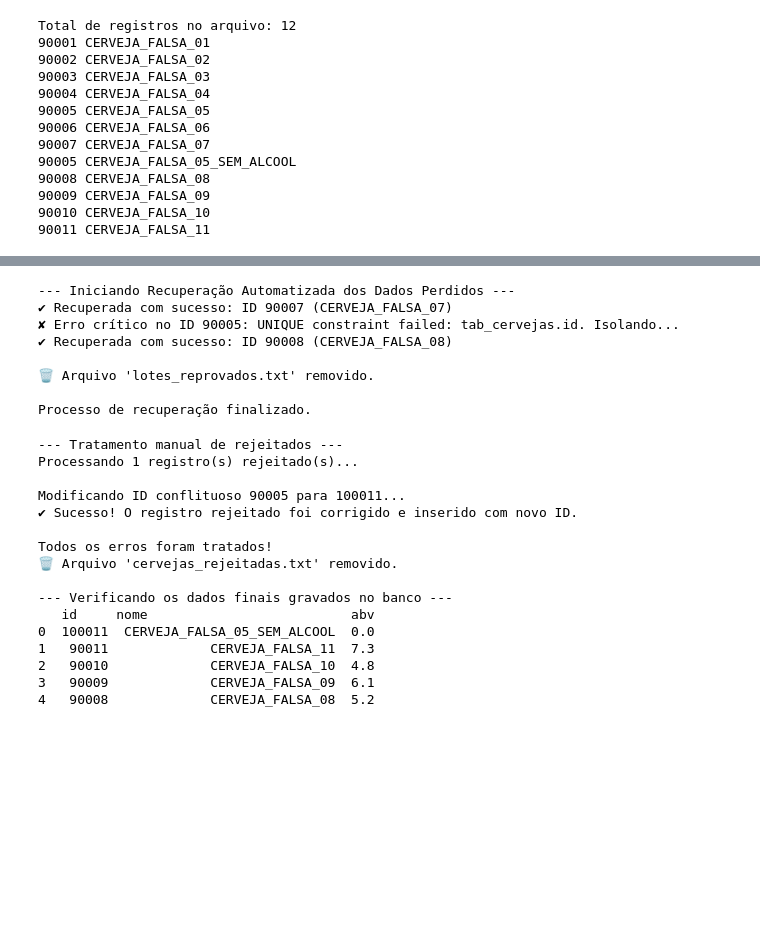
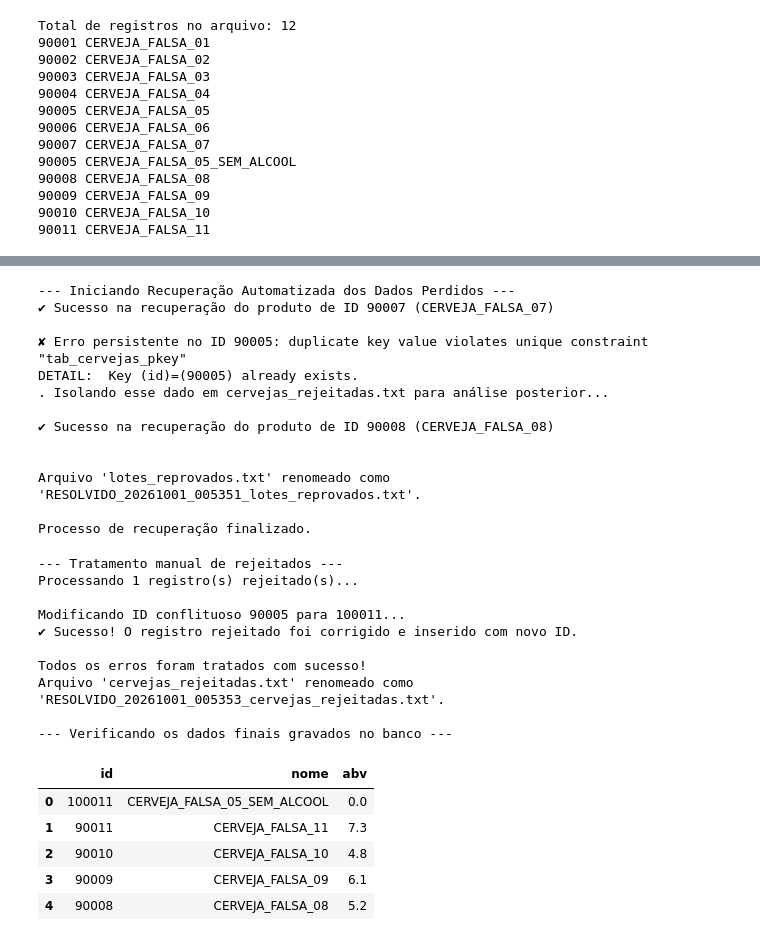
Before and after one commit to da-silva-d-w/ETL-e-Analise-de-Dados-Cervejeiros, a Jupyter notebook: ETL_e_Analise_de_Dados_Cervejeiros.ipynb, the cells around one changed output, grey strips where cells are left out. Cells and saved outputs as stored; diff of their text form; code cells hidden in the pictures; blank space fills up the shorter version.

Commit message:
Migração pro postgres avançada

```diff
--- a/ETL_e_Analise_de_Dados_Cervejeiros.ipynb
+++ b/ETL_e_Analise_de_Dados_Cervejeiros.ipynb
@@ -1317,6 +1308,7 @@ import os
 
 print("--- Iniciando Recuperação Automatizada dos Dados Perdidos ---")
 
+garantir_conexao()
 if os.path.exists("lotes_reprovados.txt"):
 
     # Abre o arquivo original de reprovados para leitura
@@ -1327,7 +1319,7 @@ if os.path.exists("lotes_reprovados.txt"):
             try:
                 # Tenta o INSERT individual, linha por linha
                 cur.execute(
-                    "INSERT INTO tab_cervejas (id, nome, abv, ibu) VALUES (?, ?, ?, ?);",
+                    "INSERT INTO tab_cervejas (id, nome, abv, ibu) VALUES (%s, %s, %s, %s);",
                     (cerveja["id"], cerveja["nome"], cerveja["abv"], cerveja["ibu"])
                 )
                 conn.commit() # Grava os dados bons imediatamente no banco
@@ -1335,29 +1327,42 @@ if os.path.exists("lotes_reprovados.txt"):
                 # pois o esperado era ter lotes pequenos.
                 # se os lotes fossem muito grandes, poderíamos adotar outra abordagem mais ágil
                 # (pra que os muitos commits não se tornem um gargalo)
-                print(f"✔ Recuperada com sucesso: ID {cerveja['id']} ({cerveja['nome']})")
+                print(f"✔ Sucesso na recuperação do produto de ID {cerveja['id']} ({cerveja['nome']})\n")
 
             except Exception as e:
+                # No Postgres, recomenda-se limpar o estado de erro da conexão imediatamente
+                # para que o cursor destrave e consiga processar as próximas cervejas do loop
+                conn.rollback()
                 # Se der erro de verdade (como o ID 90005), joga direto no txt de rejeitados
-                print(f"✘ Erro crítico no ID {cerveja['id']}: {e}. Isolando...")
+                print(f"✘ Erro persistente no ID {cerveja['id']}: {e}. Isolando esse dado em cervejas_rejeitadas.txt para análise posterior...\n")
 
                 with open("cervejas_rejeitadas.txt", "a", encoding="utf-8") as f_rejeitados:
                     f_rejeitados.write(json.dumps(cerveja) + "\n")
 
-    # Limpa o arquivo temporário de reprovados pois ele já foi processado
-    os.remove("lotes_reprovados.txt")
-    print("\n🗑️ Arquivo 'lotes_reprovados.txt' removido.")
+
+    # CORRIGIDO: Em vez de apagar o arquivo de reprovados, renomeamos incluindo a data e hora
+    # para imunizar contra qualquer sobrescrita futura e garantir rastreabilidade histórica
+    timestamp_resolvido = datetime.now(ZoneInfo("Brazil/East")).strftime('%Y%m%d_%H%M%S')
+    novo_nome_reprovados = f"RESOLVIDO_{timestamp_resolvido}_lotes_reprovados.txt"
+    os.rename("lotes_reprovados.txt", novo_nome_reprovados)
+    print(f"\nArquivo 'lotes_reprovados.txt' renomeado como '{novo_nome_reprovados}'.")
+
 else:
     print("Nenhum arquivo de falhas encontrado.")
 
 print("\nProcesso de recuperação finalizado.")
 # %% [output]
 --- Iniciando Recuperação Automatizada dos Dados Perdidos ---
-✔ Recuperada com sucesso: ID 90007 (CERVEJA_FALSA_07)
-✘ Erro crítico no ID 90005: UNIQUE constraint failed: tab_cervejas.id. Isolando...
-✔ Recuperada com sucesso: ID 90008 (CERVEJA_FALSA_08)
+✔ Sucesso na recuperação do produto de ID 90007 (CERVEJA_FALSA_07)
 
-🗑️ Arquivo 'lotes_reprovados.txt' removido.
+✘ Erro persistente no ID 90005: duplicate key value violates unique constraint "tab_cervejas_pkey"
+DETAIL:  Key (id)=(90005) already exists.
+. Isolando esse dado em cervejas_rejeitadas.txt para análise posterior...
+
+✔ Sucesso na recuperação do produto de ID 90008 (CERVEJA_FALSA_08)
+
+
+Arquivo 'lotes_reprovados.txt' renomeado como 'RESOLVIDO_20261001_005351_lotes_reprovados.txt'.
 
 Processo de recuperação finalizado.
 # %%
@@ -1366,6 +1371,7 @@ Processo de recuperação finalizado.
 import json
 import os
 
+garantir_conexao()
 print("--- Tratamento manual de rejeitados ---")
 
 if os.path.exists("cervejas_rejeitadas.txt"):
@@ -1397,54 +1403,57 @@ if os.path.exists("cervejas_rejeitadas.txt"):
           try:
             # Fazer o INSERT do dado corrigido
             cur.execute(
-                "INSERT INTO tab_cervejas (id, nome, abv, ibu) VALUES (?, ?, ?, ?);",
+                "INSERT INTO tab_cervejas (id, nome, abv, ibu) VALUES (%s, %s, %s, %s);",
                 (cerveja_conflito["id"], cerveja_conflito["nome"], cerveja_conflito["abv"], cerveja_conflito["ibu"])
             )
             conn.commit()
             print(f"✔ Sucesso! O registro rejeitado foi corrigido e inserido com novo ID.")
 
           except Exception as e:
-            print(f"✘ Erro persistente no registro {id_antigo}: {e}")
+            conn.rollback() # limpar a memória de transação se algo der errado.
+            print(f"✘ Erro crítico no registro {id_antigo}: {e}")
             # Se falhar de novo, devolvemos o ID antigo original para o log e guardamos na lista
             cerveja_conflito["id"] = id_antigo
             ainda_com_erro.append(cerveja_conflito)
 
     # Decisão final baseada no sucesso do processamento (apagar arquivo ou não)
     if ainda_com_erro:
         # Se algum registro continuou com erro, reescrevemos o arquivo mantendo apenas os erros persistentes
         with open("cervejas_rejeitadas.txt", "w", encoding="utf-8") as f:
             for cerveja in ainda_com_erro:
                 f.write(json.dumps(cerveja) + "\n")
         print(f"\n⚠️ Processo concluído com pendências. {len(ainda_com_erro)} item(ns) ainda falharam e continuam em 'cervejas_rejeitadas.txt'.")
     else:
-        # Se a lista está vazia, o arquivo é deletado com segurança
-        os.remove("cervejas_rejeitadas.txt")
-        print("\nTodos os erros foram tratados!")
-        print("🗑️ Arquivo 'cervejas_rejeitadas.txt' removido.")
+        # Se a lista está vazia, o arquivo é marcado como resolvido
+        timestamp_resolvido = datetime.now(ZoneInfo("Brazil/East")).strftime('%Y%m%d_%H%M%S')
+        novo_nome_rejeitados = f"RESOLVIDO_{timestamp_resolvido}_cervejas_rejeitadas.txt"
+        os.rename("cervejas_rejeitadas.txt", novo_nome_rejeitados)
+        print("\nTodos os erros foram tratados com sucesso!")
+        print(f"Arquivo 'cervejas_rejeitadas.txt' renomeado como '{novo_nome_rejeitados}'.")
 
 
     # Conferir na tabela os últimos inseridos para checar o resultado
     print("\n--- Verificando os dados finais gravados no banco ---")
-    print(pd.read_sql_query("SELECT id, nome, abv FROM tab_cervejas ORDER BY id DESC LIMIT 5;", conn))
+    display(pd.read_sql_query("SELECT id, nome, abv FROM tab_cervejas ORDER BY id DESC LIMIT 5;", conn))
 
 else:
     print("Nenhum registro no arquivo de rejeitados para tratar.")
 # %% [output]
 --- Tratamento manual de rejeitados ---
 Processando 1 registro(s) rejeitado(s)...
 
 Modificando ID conflituoso 90005 para 100011...
 ✔ Sucesso! O registro rejeitado foi corrigido e inserido com novo ID.
 
-Todos os erros foram tratados!
-🗑️ Arquivo 'cervejas_rejeitadas.txt' removido.
+Todos os erros foram tratados com sucesso!
+Arquivo 'cervejas_rejeitadas.txt' renomeado como 'RESOLVIDO_20261001_005353_cervejas_rejeitadas.txt'.
 
 --- Verificando os dados finais gravados no banco ---
-   id     nome                          abv
-0  100011  CERVEJA_FALSA_05_SEM_ALCOOL  0.0
-1   90011             CERVEJA_FALSA_11  7.3
-2   90010             CERVEJA_FALSA_10  4.8
-3   90009             CERVEJA_FALSA_09  6.1
-4   90008             CERVEJA_FALSA_08  5.2
+|  | id | nome | abv |
+| 0 | 100011 | CERVEJA_FALSA_05_SEM_ALCOOL | 0.0 |
+| 1 | 90011 | CERVEJA_FALSA_11 | 7.3 |
+| 2 | 90010 | CERVEJA_FALSA_10 | 4.8 |
+| 3 | 90009 | CERVEJA_FALSA_09 | 6.1 |
+| 4 | 90008 | CERVEJA_FALSA_08 | 5.2 |
 # %%
 # 15.7. agora vamos remover tudo que é falso
```
Also changed, not shown: parts of 11 cells of this notebook.
